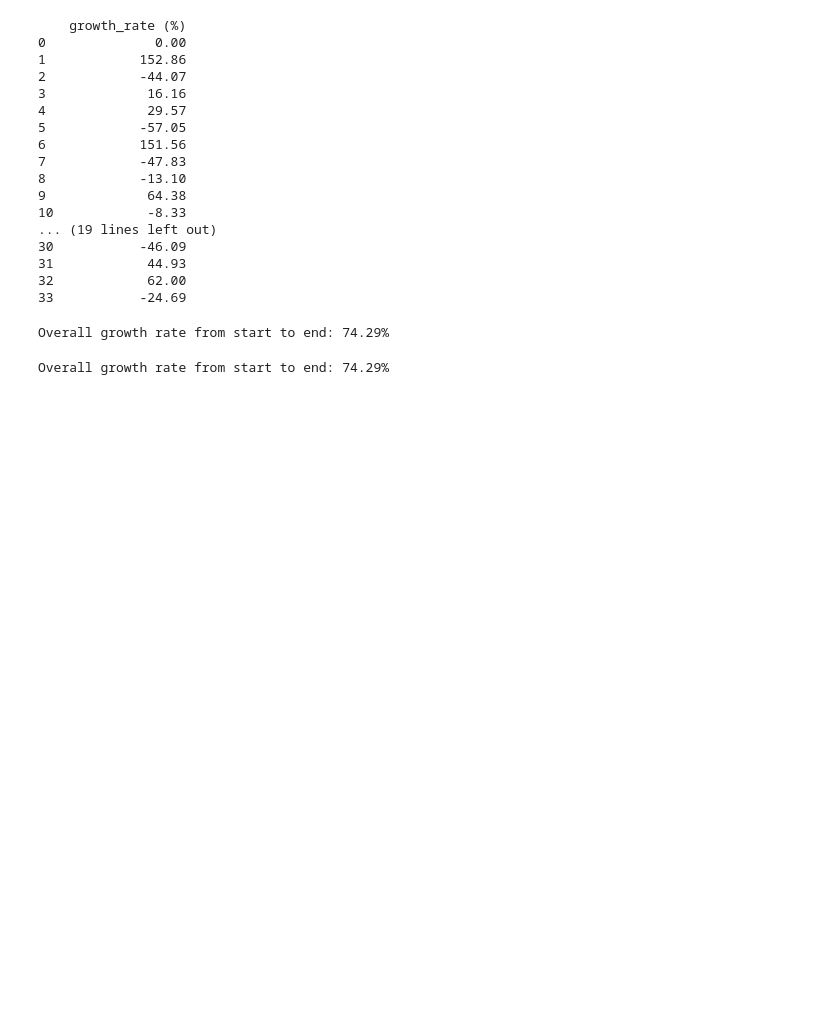
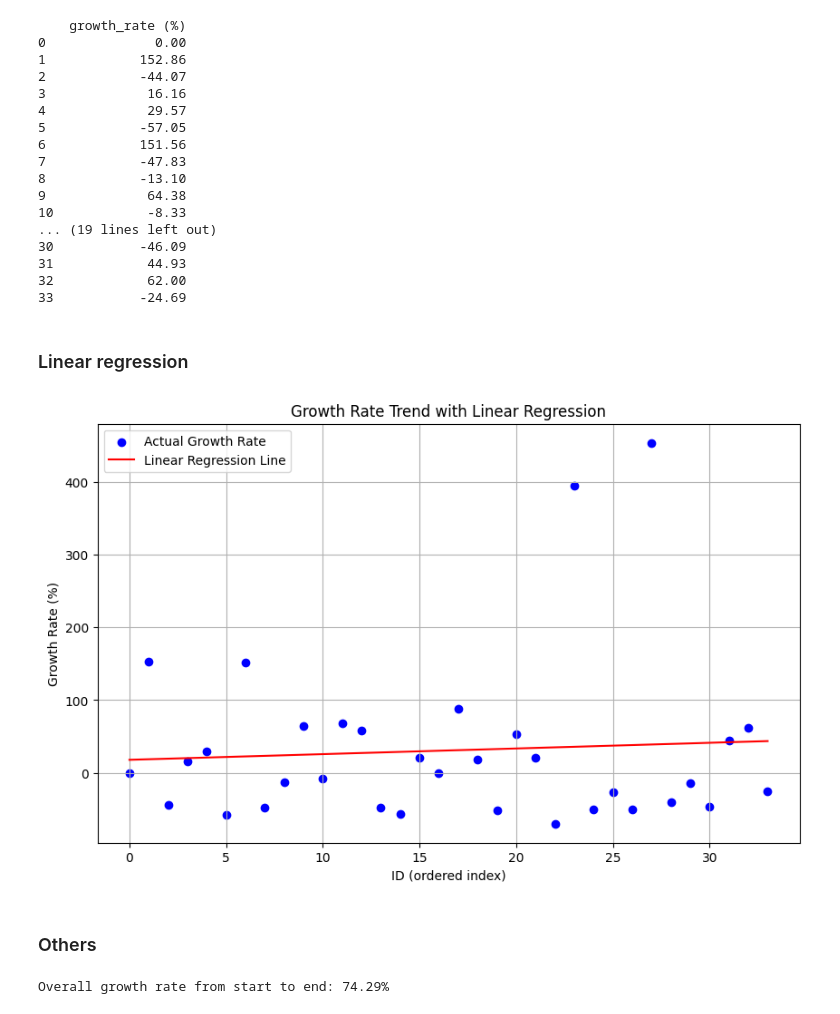
Before and after one commit to Bancie/LearningDB, a Jupyter notebook: data_analyst/study.ipynb, the cells around one changed output. Saved outputs shown, nothing was run; the diff lists cells and outputs as text; code cells hidden in the pictures; blank space fills up the shorter version.

Commit message:
Add linear regression analysis to notebook
Introduced a new section for linear regression in study.ipynb, including markdown and code cells with output. Updated execution counts and some cell metadata to reflect new runs and outputs.

```diff
--- a/data_analyst/study.ipynb
+++ b/data_analyst/study.ipynb
@@ -109,18 +109,40 @@ print(df[['growth_rate (%)']].round(2))
 31            44.93
 32            62.00
 33           -24.69
-# %%
-valid_minutes = df['minutes'].replace(0, pd.NA).dropna()
-
-if not valid_minutes.empty:
-    initial = valid_minutes.iloc[0]
-    final = valid_minutes.iloc[-1]
-    overall_growth = ((final - initial) / initial) * 100
-    print(f"Overall growth rate from start to end: {overall_growth:.2f}%")
-else:
-    print("Not enough valid data to calculate growth.")
-# %% [output]
-Overall growth rate from start to end: 74.29%
+# %% [markdown]
+### Linear regression
+# %%
+import pandas as pd
+import numpy as np
+import matplotlib.pyplot as plt
+from sklearn.linear_model import LinearRegression
+
+df['id'] = np.arange(len(df))
+
+# Prepare data for linear regression
+X = df[['id']]
+y = df['growth_rate (%)']
+
+model = LinearRegression()
+model.fit(X, y)
+
+# Predict values
+df['predicted_growth'] = model.predict(X)
+
+plt.figure(figsize=(10, 6))
+plt.scatter(df['id'], df['growth_rate (%)'], color='blue', label='Actual Growth Rate')
+plt.plot(df['id'], df['predicted_growth'], color='red', label='Linear Regression Line')
+
+plt.xlabel('ID (ordered index)')
+plt.ylabel('Growth Rate (%)')
+plt.title('Growth Rate Trend with Linear Regression')
+plt.legend()
+plt.grid(True)
+plt.show()
+# %% [output]
+[figure, added]
+# %% [markdown]
+### Others
 # %%
 valid_minutes = df['minutes'].replace(0, pd.NA).dropna()
 
```
